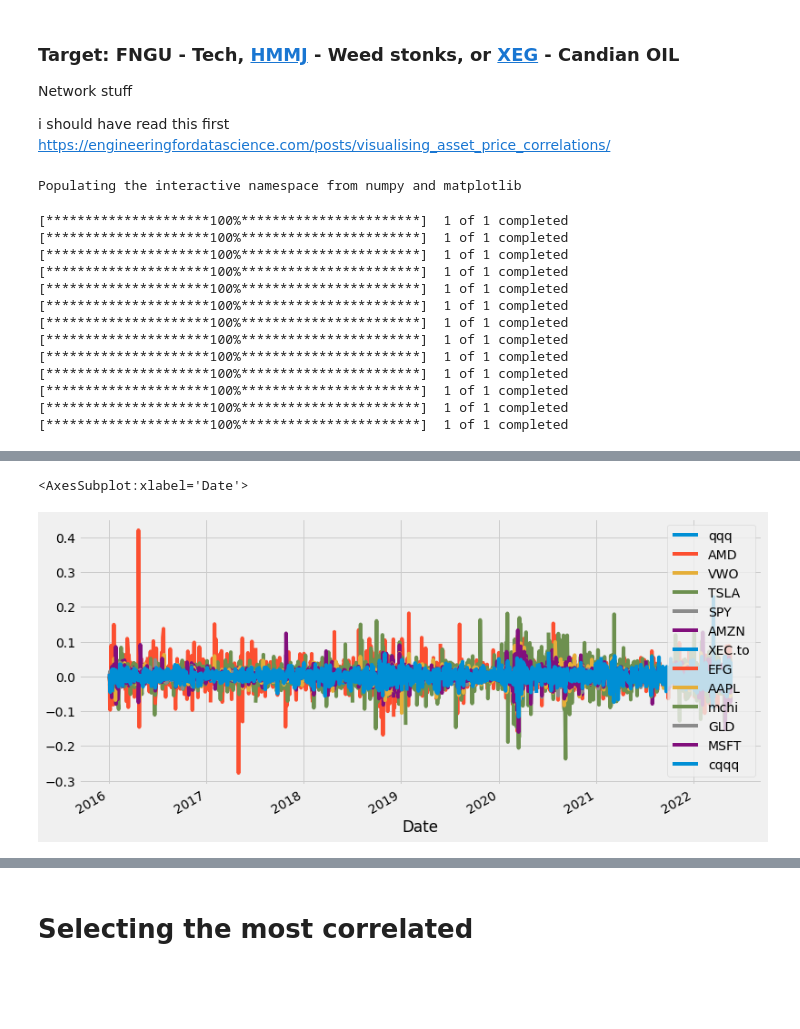
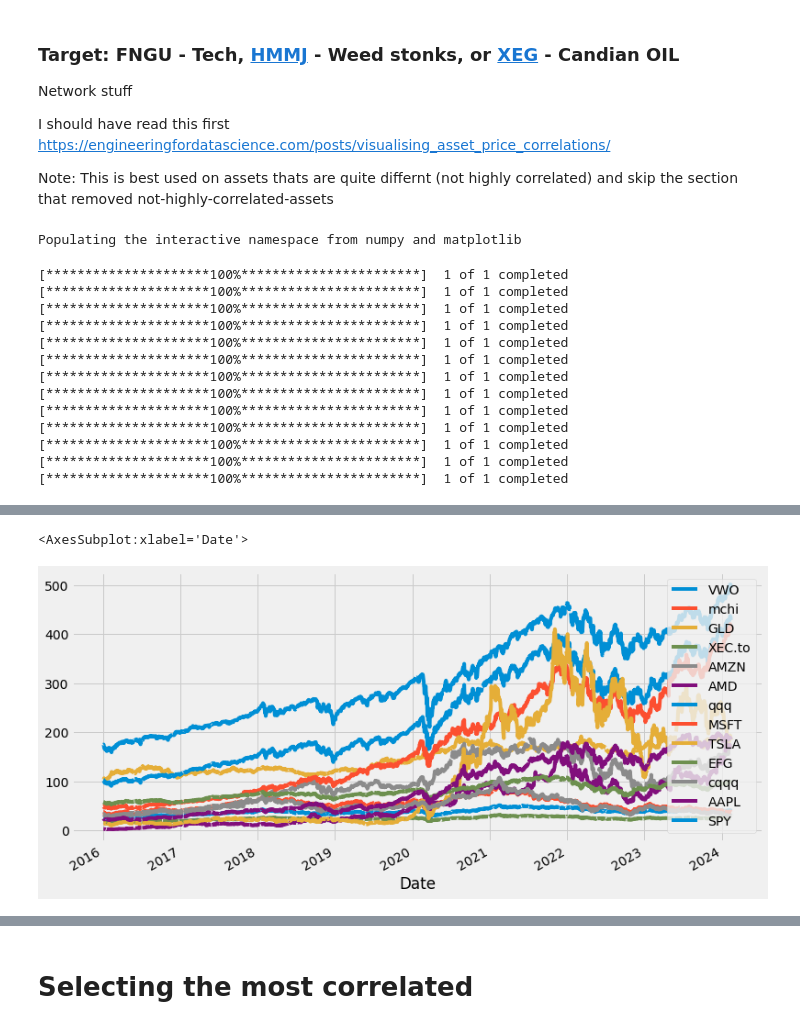
Before and after one commit to alik604/algorithmic-trading, a Jupyter notebook: ETF Correlation Network.ipynb, the cells around one changed output, grey strips where cells are left out. Drawn from its saved outputs; the diff is of its cells as text; code cells hidden in the pictures; blank space fills up the shorter version.

```diff
--- a/ETF Correlation Network.ipynb
+++ b/ETF Correlation Network.ipynb
@@ -3,7 +3,9 @@
 
 Network stuff
 
-i should have read this first https://engineeringfordatascience.com/posts/visualising_asset_price_correlations/
+I should have read this first https://engineeringfordatascience.com/posts/visualising_asset_price_correlations/
+
+Note: This is best used on assets thats are quite differnt (not highly correlated) and skip the section that removed not-highly-correlated-assets
 # %%
 import numpy as np
 import pandas as pd
@@ -34,7 +36,7 @@ end = datetime.date.today()
 # %% [output]
 Populating the interactive namespace from numpy and matplotlib
 # %%
-USE_LOG_RETURN = True
+USE_LOG_RETURN = False
 # // should add the ETFs: TIT and TEC
 
 
@@ -58,7 +60,7 @@ ls  = list(set(ls))
 data = {}
 
 for i in ls:
-  arry= yf.download(i, start, end)
+  arry = yf.download(i, start, end)
 
   if USE_LOG_RETURN:
     data[i] =  pd.Series(np.diff(np.log(arry["Adj Close"])), index=arry.index[1:])
@@ -67,7 +69,7 @@ for i in ls:
 
 stocks = pd.DataFrame(data)
 
-# stocks=stocks.dropna()
+stocks.head(2)
 stocks.plot(grid = True)
 # %% [output]
 [*********************100%***********************]  1 of 1 completed
@@ -86,3 +92,3 @@ stocks.plot(grid = True)
 <AxesSubplot:xlabel='Date'>
-[figure, old version]
+[figure, new version]
 # %%
```
Also changed, not shown: parts of 13 cells of this notebook, 6 other files.
